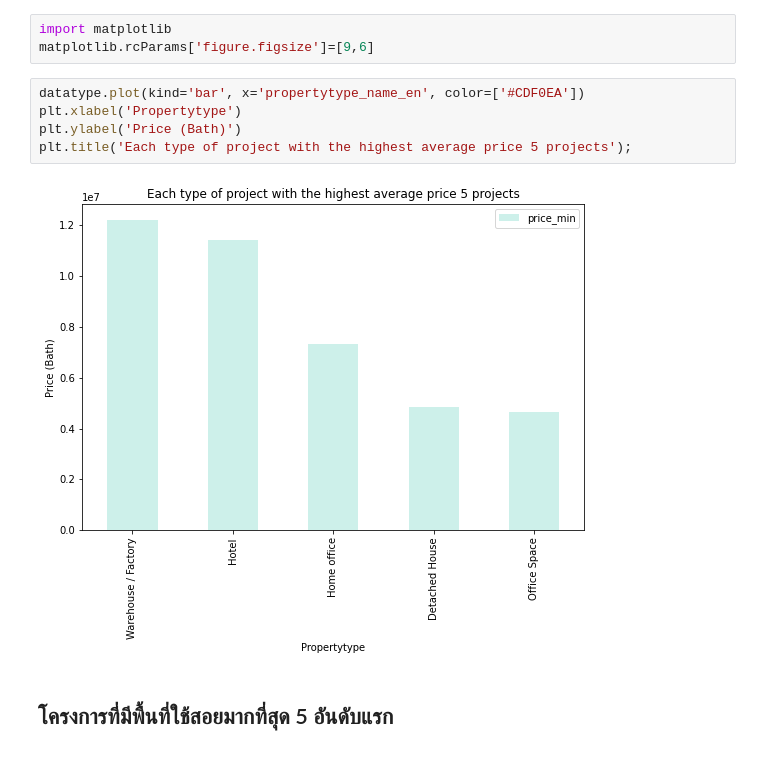
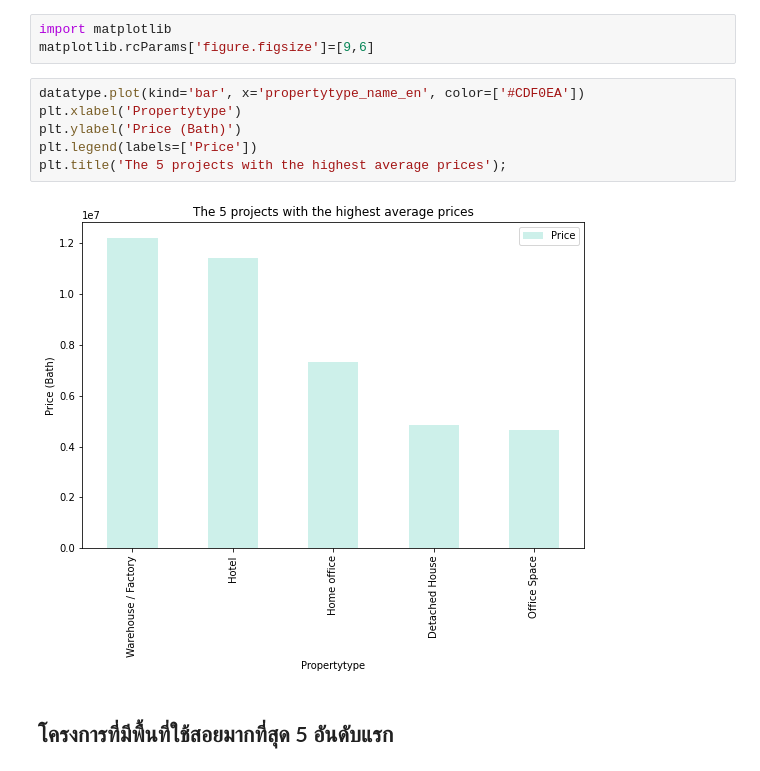
Before and after one commit to supatsara2002/BasicProg_DataViz65, a Jupyter notebook: Project.ipynb, the cells around one changed output. Saved outputs shown, nothing was run; the diff lists cells and outputs as text.

```diff
--- a/Project.ipynb
+++ b/Project.ipynb
@@ -916,10 +920,11 @@ matplotlib.rcParams['figure.figsize']=[9,6]
 # %%
 datatype.plot(kind='bar', x='propertytype_name_en', color=['#CDF0EA'])
 plt.xlabel('Propertytype')
 plt.ylabel('Price (Bath)')
-plt.title('Each type of project with the highest average price 5 projects');
+plt.legend(labels=['Price'])
+plt.title('The 5 projects with the highest average prices');
 # %% [output]
-[figure, old version]
+[figure, new version]
 # %% [markdown]
 ## โครงการที่มีพื้นที่ใช้สอยมากที่สุด 5 อันดับแรก
 # %%
```
Also changed, not shown: parts of 6 cells of this notebook.
